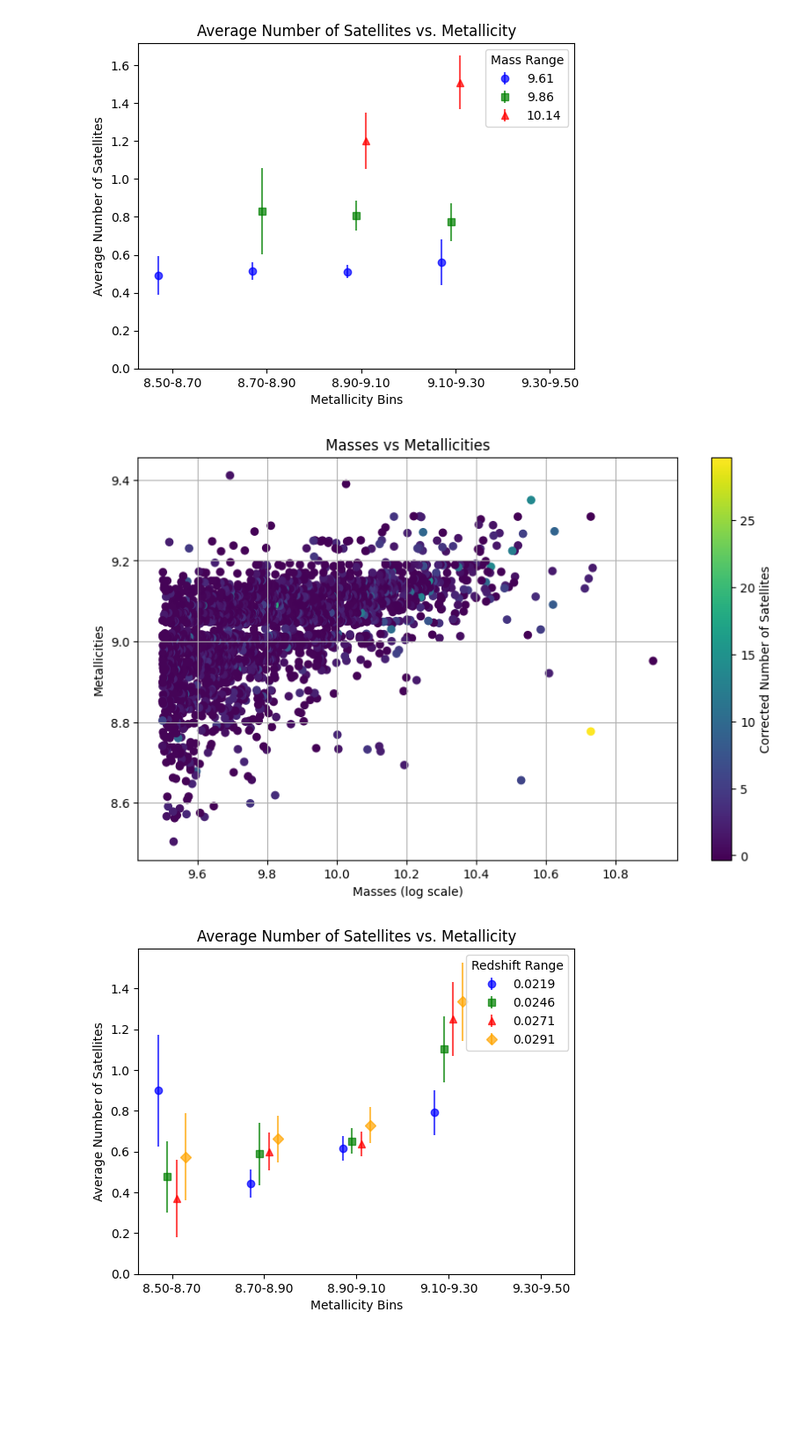
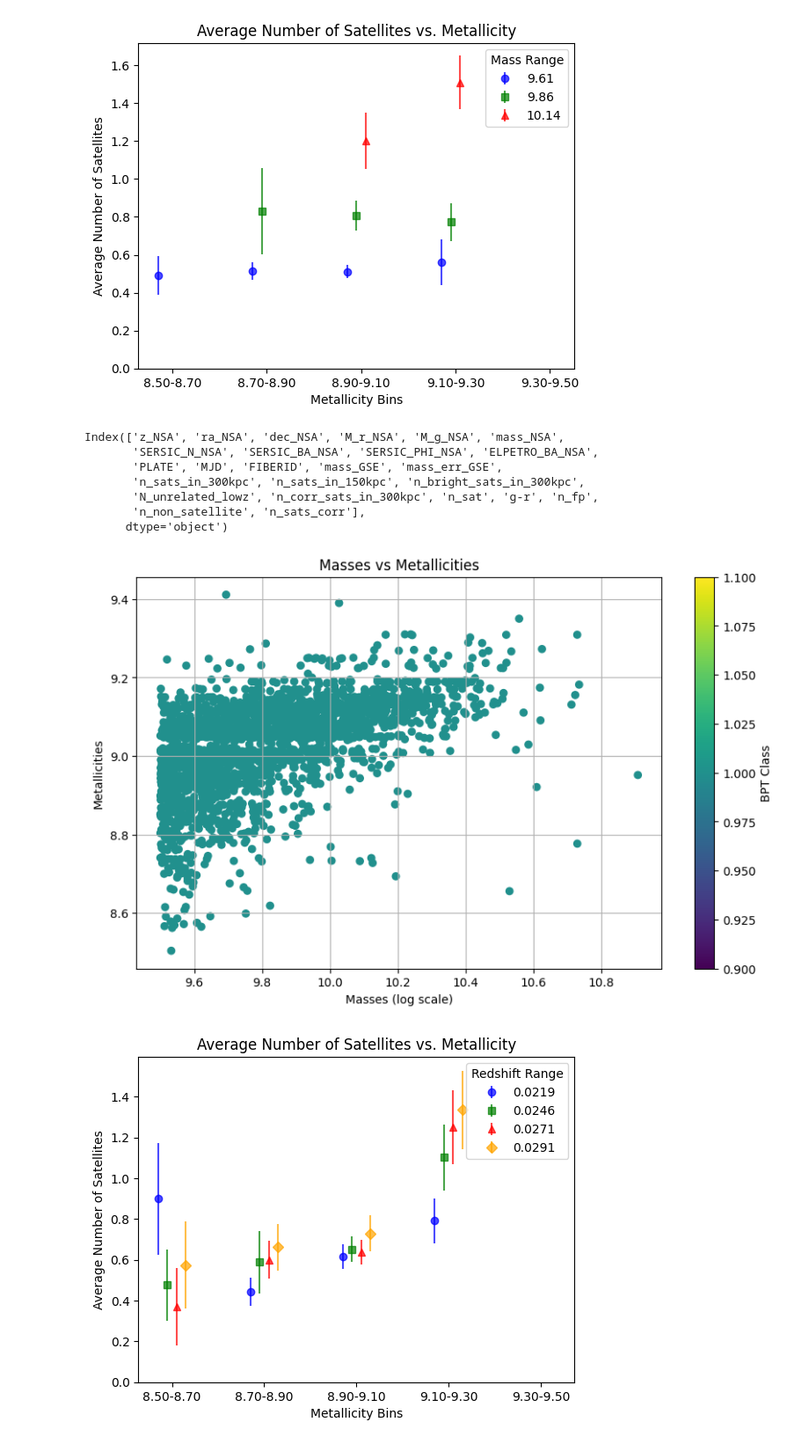
Before and after one commit to harishk30/DwarfGalaxyAnalysis, a Jupyter notebook: SAGAxCM.ipynb, the cells around one changed output. Shown at 88% size. Saved outputs shown, nothing was run; the diff lists cells and outputs as text; code cells hidden in the pictures; blank space fills up the shorter version.

```diff
--- a/SAGAxCM.ipynb
+++ b/SAGAxCM.ipynb
@@ -94,0 +98,21 @@ for id, host_coord in enumerate(tqdm(host_coords)):
+# %%
+pairedHosts = {}
+assigned_hosts = set()
+import math
+for id, host_coord in enumerate(tqdm(host_coords)):
+  vr = 1000 / math.sqrt(3)
+  va = r_to_deg(vr, hosts.iloc[id]['z_NSA'])
+  host_coord = SkyCoord(ra = [host_coords[id].ra], dec = [host_coords[id].dec])
+  host_idx, paired_idx, angsep, _ = host_coord.search_around_sky(host_coords, va)
+  sep = (angsep * cosmo.kpc_proper_per_arcmin(hosts.iloc[id].z_NSA)).to(u.kpc)
+  pairedHosts[hosts.index[id]] = []
+  for i, paired_val in enumerate(host_idx):
+    relative_v = relative_velocity(hosts.iloc[paired_val]['z_NSA'], hosts.iloc[id]['z_NSA'])
+    mass_diff = abs(hosts.iloc[paired_val]['mass_NSA'] - hosts.iloc[id]['mass_NSA'])
+    if(relative_v < 500):
+      if(sep[i] > (700 / math.sqrt(3)) * u.kpc):
+        if(mass_diff < 0.5):
+          if(paired_val not in assigned_hosts):
+            pairedHosts[hosts.index[id]].append(hosts.index[paired_val])
+            assigned_hosts.add(hosts.index[paired_val])
+            assigned_hosts.add(hosts.index[id])
@@ -94,0 +123,4 @@ for id, host_coord in enumerate(tqdm(host_coords)):
+# %%
+for i in range(0, len(hosts)):
+  if(hosts.iloc[i]['mass_NSA'] > 11):
+    del pairedHosts[hosts.index[i]]
@@ -393,6 +435,7 @@ gse = pd.DataFrame(
             "FIBERID": byteorder(gse.FIBERID),
             "Metalicity": byteorder(gse.OH_P50),
             "SFR": byteorder(gse.SFR_TOT_P50),
+            "BPT_CLASS": byteorder(gse.BPTCLASS)
         }
 )
 # %%
@@ -1029,18 +1074,28 @@ for i in range(len(hosts)):
     if(hosts_comb.iloc[i]['Metalicity'] >= 8.5 and hosts_comb.iloc[i]['Metalicity'] <= 9.5):
       masses.append(val['mass_NSA'])
       metallicities.append(hosts_comb.iloc[i]['Metalicity'])
-      corrected_sats.append(val['n_sats_corr'])
+      corrected_sats.append(hosts_comb.iloc[i]['BPT_CLASS'])
+# %%
+hosts.columns
+# %% [output]
+Index(['z_NSA', 'ra_NSA', 'dec_NSA', 'M_r_NSA', 'M_g_NSA', 'mass_NSA',
+       'SERSIC_N_NSA', 'SERSIC_BA_NSA', 'SERSIC_PHI_NSA', 'ELPETRO_BA_NSA',
+       'PLATE', 'MJD', 'FIBERID', 'mass_GSE', 'mass_err_GSE',
+       'n_sats_in_300kpc', 'n_sats_in_150kpc', 'n_bright_sats_in_300kpc',
+       'N_unrelated_lowz', 'n_corr_sats_in_300kpc', 'n_sat', 'g-r', 'n_fp',
+       'n_non_satellite', 'n_sats_corr'],
+      dtype='object')
 # %%
 plt.figure(figsize=(10, 6))
 scatter = plt.scatter(masses, metallicities, c=corrected_sats, cmap='viridis')
-plt.colorbar(scatter, label='Corrected Number of Satellites')
+plt.colorbar(scatter, label='BPT Class')
 plt.xlabel('Masses (log scale)')
 plt.ylabel('Metallicities')
 plt.title('Masses vs Metallicities')
 plt.grid(True)
 plt.show()
 # %% [output]
-[figure, old version]
+[figure, new version]
 # %%
 
 quartiles = np.percentile(filtered_redshifts, [0, 25, 50, 75, 100])
```
Also changed, not shown: parts of 5 cells of this notebook.
